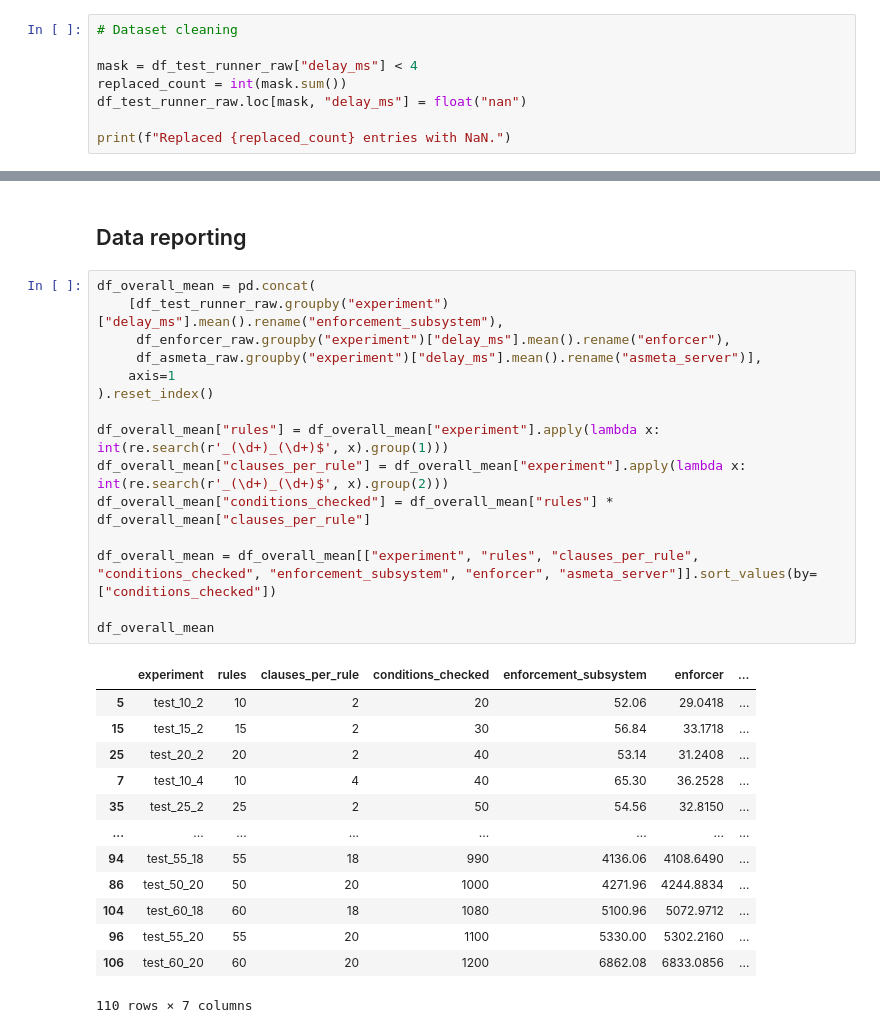
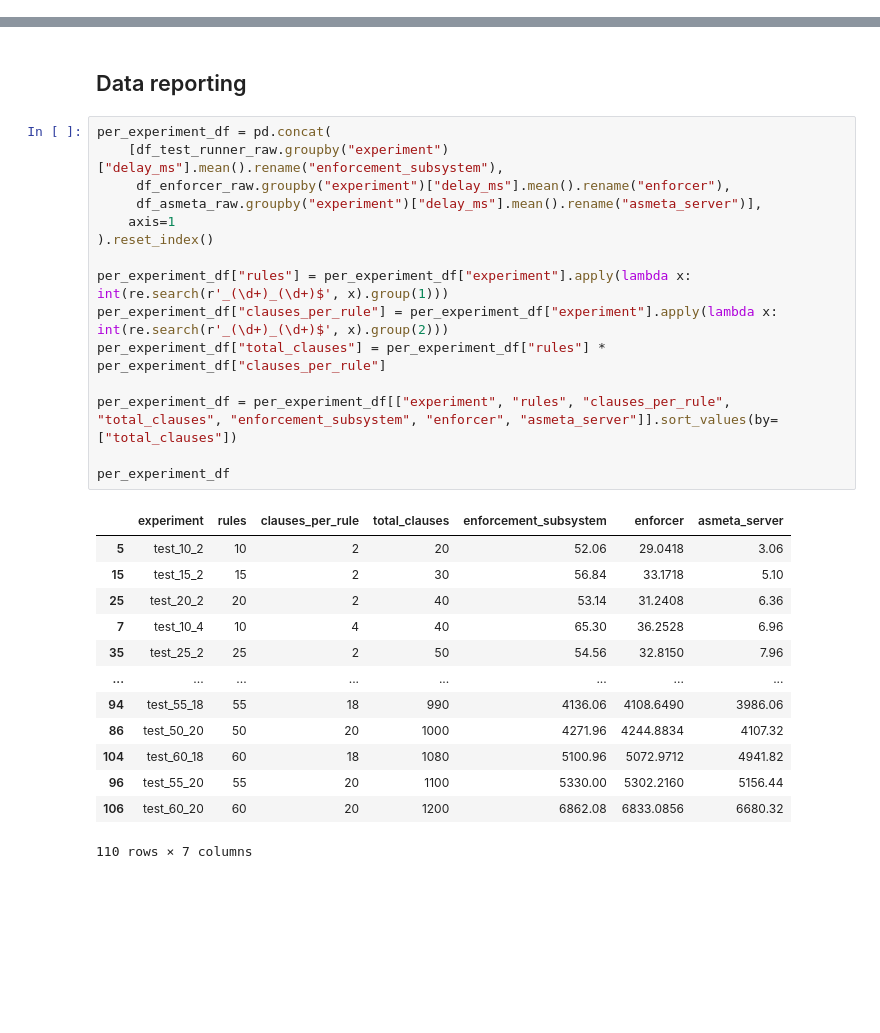
Before and after one commit to gssi-robotics/sleec-at-runtime, a Jupyter notebook: experiments/results/scalability/analysis/scalability_analysis.ipynb, the cells around one changed output, grey strips where cells are left out. Drawn from its saved outputs; the diff is of its cells as text; blank space fills up the shorter version.

```diff
--- a/experiments/results/scalability/analysis/scalability_analysis.ipynb
+++ b/experiments/results/scalability/analysis/scalability_analysis.ipynb
@@ -94,8 +81,0 @@ df_test_runner_raw
-# %%
-# Dataset cleaning
-
-mask = df_test_runner_raw["delay_ms"] < 4
-replaced_count = int(mask.sum())
-df_test_runner_raw.loc[mask, "delay_ms"] = float("nan")
-
-print(f"Replaced {replaced_count} entries with NaN.")
@@ -335,31 +319,31 @@ df_full.to_csv(full_dataset_output_filename)
 # %% [markdown]
 ## Data reporting
 # %%
-df_overall_mean = pd.concat(
+per_experiment_df = pd.concat(
     [df_test_runner_raw.groupby("experiment")["delay_ms"].mean().rename("enforcement_subsystem"),
      df_enforcer_raw.groupby("experiment")["delay_ms"].mean().rename("enforcer"),
      df_asmeta_raw.groupby("experiment")["delay_ms"].mean().rename("asmeta_server")],
     axis=1
 ).reset_index()
 
-df_overall_mean["rules"] = df_overall_mean["experiment"].apply(lambda x: int(re.search(r'_(\d+)_(\d+)$', x).group(1)))
-df_overall_mean["clauses_per_rule"] = df_overall_mean["experiment"].apply(lambda x: int(re.search(r'_(\d+)_(\d+)$', x).group(2)))
-df_overall_mean["conditions_checked"] = df_overall_mean["rules"] * df_overall_mean["clauses_per_rule"]
+per_experiment_df["rules"] = per_experiment_df["experiment"].apply(lambda x: int(re.search(r'_(\d+)_(\d+)$', x).group(1)))
+per_experiment_df["clauses_per_rule"] = per_experiment_df["experiment"].apply(lambda x: int(re.search(r'_(\d+)_(\d+)$', x).group(2)))
+per_experiment_df["total_clauses"] = per_experiment_df["rules"] * per_experiment_df["clauses_per_rule"]
 
-df_overall_mean = df_overall_mean[["experiment", "rules", "clauses_per_rule", "conditions_checked", "enforcement_subsystem", "enforcer", "asmeta_server"]].sort_values(by=["conditions_checked"])
+per_experiment_df = per_experiment_df[["experiment", "rules", "clauses_per_rule", "total_clauses", "enforcement_subsystem", "enforcer", "asmeta_server"]].sort_values(by=["total_clauses"])
 
-df_overall_mean
+per_experiment_df
 # %% [output]
-|  | experiment | rules | clauses_per_rule | conditions_checked | enforcement_subsystem | enforcer | ... |
-| 5 | test_10_2 | 10 | 2 | 20 | 52.06 | 29.0418 | ... |
-| 15 | test_15_2 | 15 | 2 | 30 | 56.84 | 33.1718 | ... |
-| 25 | test_20_2 | 20 | 2 | 40 | 53.14 | 31.2408 | ... |
-| 7 | test_10_4 | 10 | 4 | 40 | 65.30 | 36.2528 | ... |
-| 35 | test_25_2 | 25 | 2 | 50 | 54.56 | 32.8150 | ... |
+|  | experiment | rules | clauses_per_rule | total_clauses | enforcement_subsystem | enforcer | asmeta_server |
+| 5 | test_10_2 | 10 | 2 | 20 | 52.06 | 29.0418 | 3.06 |
+| 15 | test_15_2 | 15 | 2 | 30 | 56.84 | 33.1718 | 5.10 |
+| 25 | test_20_2 | 20 | 2 | 40 | 53.14 | 31.2408 | 6.36 |
+| 7 | test_10_4 | 10 | 4 | 40 | 65.30 | 36.2528 | 6.96 |
+| 35 | test_25_2 | 25 | 2 | 50 | 54.56 | 32.8150 | 7.96 |
 | ... | ... | ... | ... | ... | ... | ... | ... |
-| 94 | test_55_18 | 55 | 18 | 990 | 4136.06 | 4108.6490 | ... |
-| 86 | test_50_20 | 50 | 20 | 1000 | 4271.96 | 4244.8834 | ... |
-| 104 | test_60_18 | 60 | 18 | 1080 | 5100.96 | 5072.9712 | ... |
-| 96 | test_55_20 | 55 | 20 | 1100 | 5330.00 | 5302.2160 | ... |
-| 106 | test_60_20 | 60 | 20 | 1200 | 6862.08 | 6833.0856 | ... |
+| 94 | test_55_18 | 55 | 18 | 990 | 4136.06 | 4108.6490 | 3986.06 |
+| 86 | test_50_20 | 50 | 20 | 1000 | 4271.96 | 4244.8834 | 4107.32 |
+| 104 | test_60_18 | 60 | 18 | 1080 | 5100.96 | 5072.9712 | 4941.82 |
+| 96 | test_55_20 | 55 | 20 | 1100 | 5330.00 | 5302.2160 | 5156.44 |
+| 106 | test_60_20 | 60 | 20 | 1200 | 6862.08 | 6833.0856 | 6680.32 |
 110 rows × 7 columns
```
Also changed, not shown: parts of 60 cells of this notebook, 5 other files.
